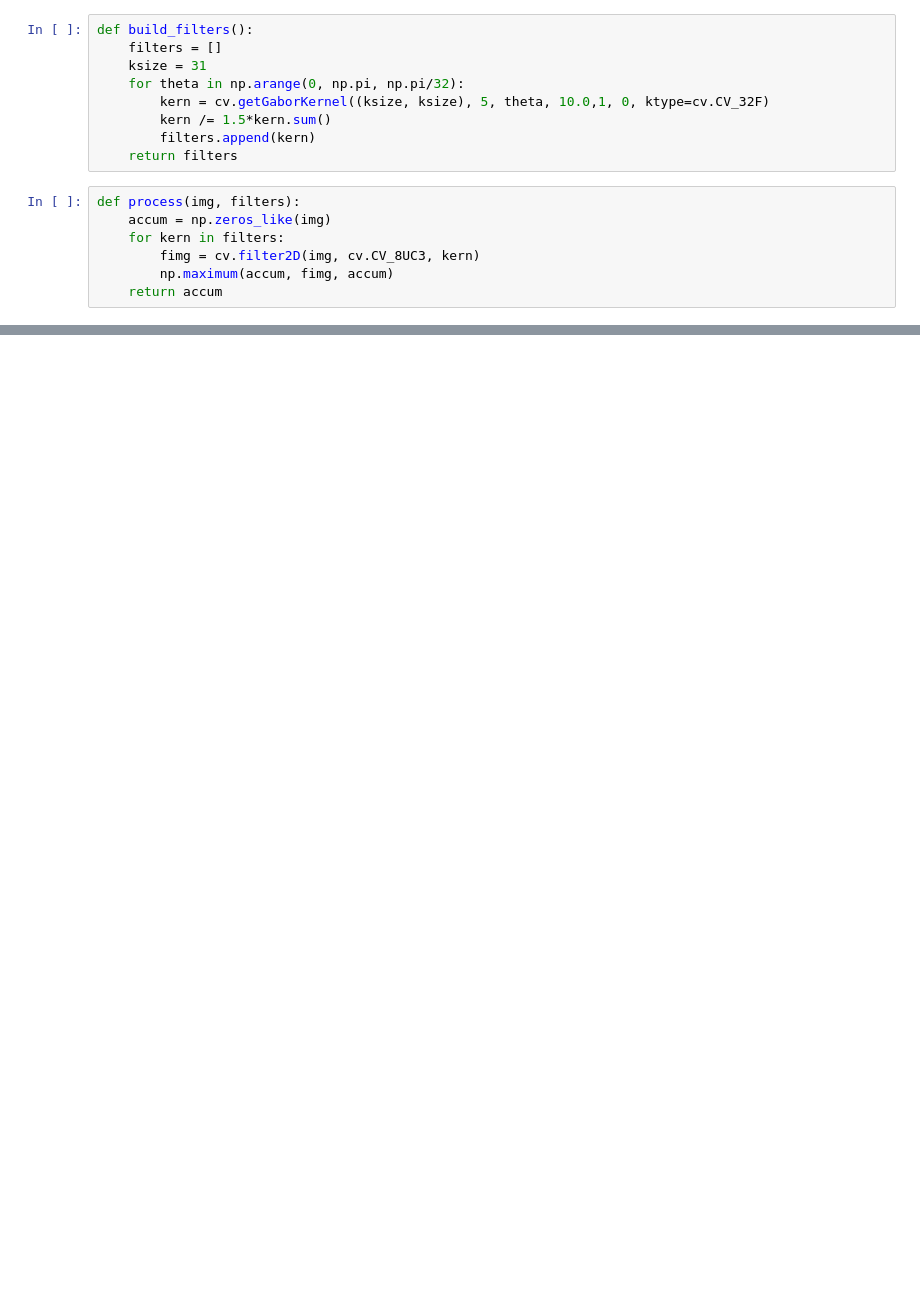
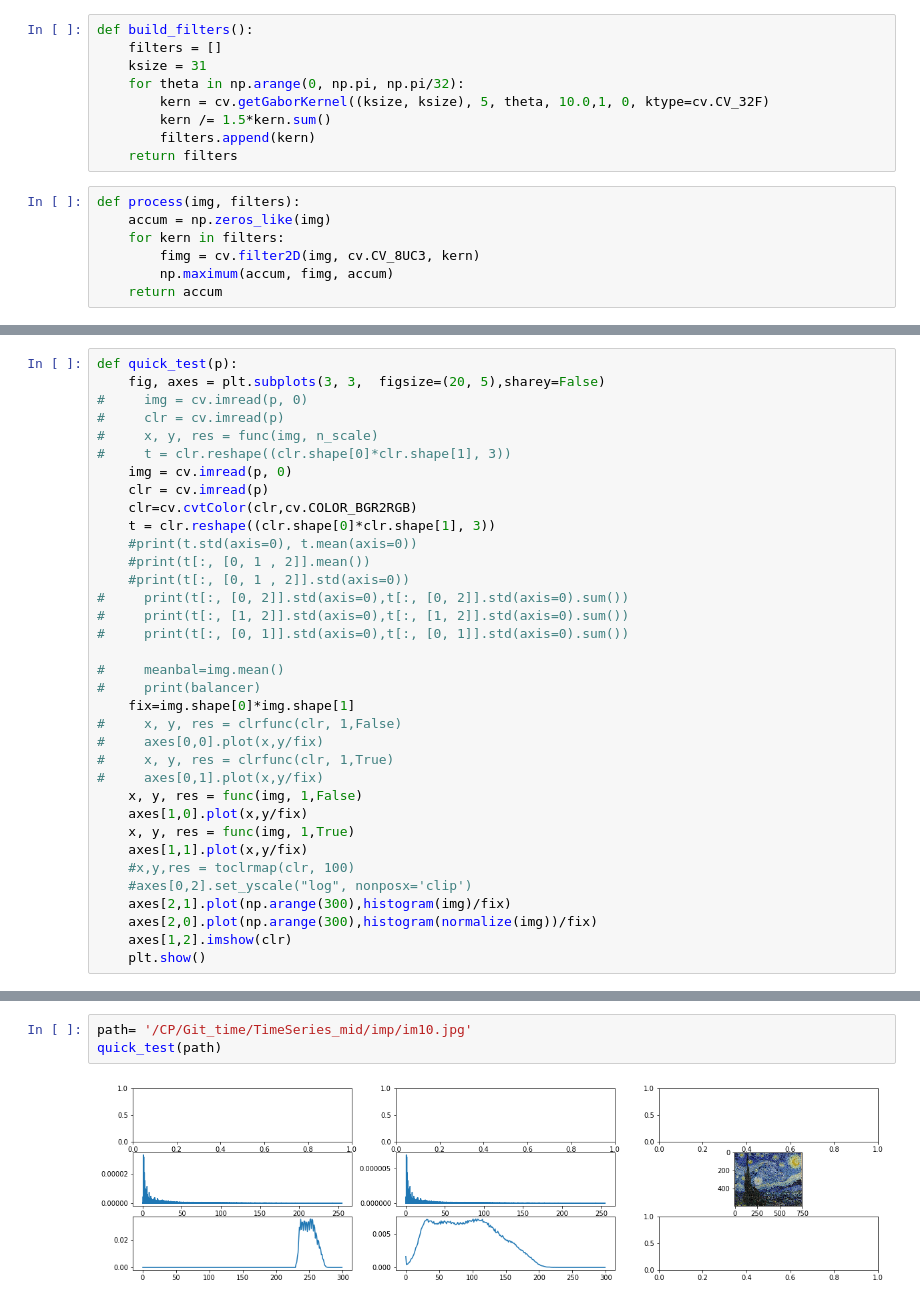
Before and after one commit to SSripilaipong/TimeSeries_mid, a Jupyter notebook: try_art_gen_commontype.ipynb, the cells around one changed output, grey strips where cells are left out. Cells and saved outputs as stored; diff of their text form; blank space fills up the shorter version.

```diff
--- a/try_art_gen_commontype.ipynb
+++ b/try_art_gen_commontype.ipynb
@@ -192,0 +99,35 @@ quick_test('/CP/Git_time/TimeSeries_mid/middle/m09.jpg')
+# %%
+def quick_test(p):
+    fig, axes = plt.subplots(3, 3,  figsize=(20, 5),sharey=False)
+#     img = cv.imread(p, 0)
+#     clr = cv.imread(p)
+#     x, y, res = func(img, n_scale)
+#     t = clr.reshape((clr.shape[0]*clr.shape[1], 3))
+    img = cv.imread(p, 0)
+    clr = cv.imread(p)
+    clr=cv.cvtColor(clr,cv.COLOR_BGR2RGB)
+    t = clr.reshape((clr.shape[0]*clr.shape[1], 3))
+    #print(t.std(axis=0), t.mean(axis=0))
+    #print(t[:, [0, 1 , 2]].mean())
+    #print(t[:, [0, 1 , 2]].std(axis=0))
+#     print(t[:, [0, 2]].std(axis=0),t[:, [0, 2]].std(axis=0).sum())
+#     print(t[:, [1, 2]].std(axis=0),t[:, [1, 2]].std(axis=0).sum())
+#     print(t[:, [0, 1]].std(axis=0),t[:, [0, 1]].std(axis=0).sum())
+
+#     meanbal=img.mean()
+#     print(balancer)
+    fix=img.shape[0]*img.shape[1]
+#     x, y, res = clrfunc(clr, 1,False)
+#     axes[0,0].plot(x,y/fix)
+#     x, y, res = clrfunc(clr, 1,True)
+#     axes[0,1].plot(x,y/fix)
+    x, y, res = func(img, 1,False)
+    axes[1,0].plot(x,y/fix)
+    x, y, res = func(img, 1,True)
+    axes[1,1].plot(x,y/fix)
+    #x,y,res = toclrmap(clr, 100)
+    #axes[0,2].set_yscale("log", nonposx='clip')
+    axes[2,1].plot(np.arange(300),histogram(img)/fix)
+    axes[2,0].plot(np.arange(300),histogram(normalize(img))/fix)
+    axes[1,2].imshow(clr)
+    plt.show()
@@ -192,0 +176,5 @@ quick_test('/CP/Git_time/TimeSeries_mid/middle/m09.jpg')
+# %%
+path= '/CP/Git_time/TimeSeries_mid/imp/im10.jpg'
+quick_test(path)
+# %% [output]
+[figure, added]
```
Also changed, not shown: parts of 52 cells of this notebook.
